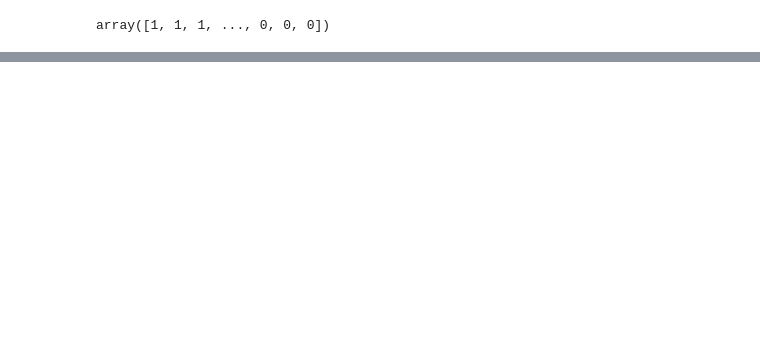
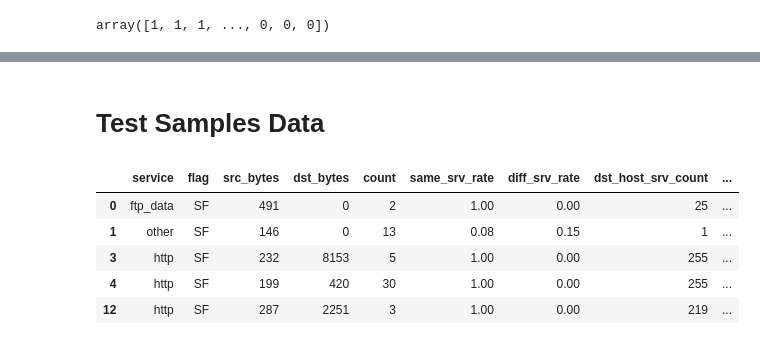
Before and after one commit to SimeonDee/ids-ibr, a Jupyter notebook: model_dev/network-intrusion-detection.ipynb, the cells around one changed output, grey strips where cells are left out. Cells and saved outputs as stored; diff of their text form; code cells hidden in the pictures; blank space fills up the shorter version.

```diff
--- a/model_dev/network-intrusion-detection.ipynb
+++ b/model_dev/network-intrusion-detection.ipynb
@@ -756,0 +821,15 @@ array([1, 1, 1, ..., 0, 0, 0])
+# %% [markdown]
+# Test Samples Data
+# %%
+t = train[train['class'] == 'normal']
+selected = ['service', 'flag', 'src_bytes', 'dst_bytes', 'count', 'same_srv_rate',
+       'diff_srv_rate', 'dst_host_srv_count', 'dst_host_same_srv_rate',
+       'dst_host_same_src_port_rate','class']
+t[selected].head()
+# %% [output]
+|  | service | flag | src_bytes | dst_bytes | count | same_srv_rate | diff_srv_rate | dst_host_srv_count | ... |
+| 0 | ftp_data | SF | 491 | 0 | 2 | 1.00 | 0.00 | 25 | ... |
+| 1 | other | SF | 146 | 0 | 13 | 0.08 | 0.15 | 1 | ... |
+| 3 | http | SF | 232 | 8153 | 5 | 1.00 | 0.00 | 255 | ... |
+| 4 | http | SF | 199 | 420 | 30 | 1.00 | 0.00 | 255 | ... |
+| 12 | http | SF | 287 | 2251 | 3 | 1.00 | 0.00 | 219 | ... |
```
Also changed, not shown: parts of 37 cells of this notebook, 39 other files.
